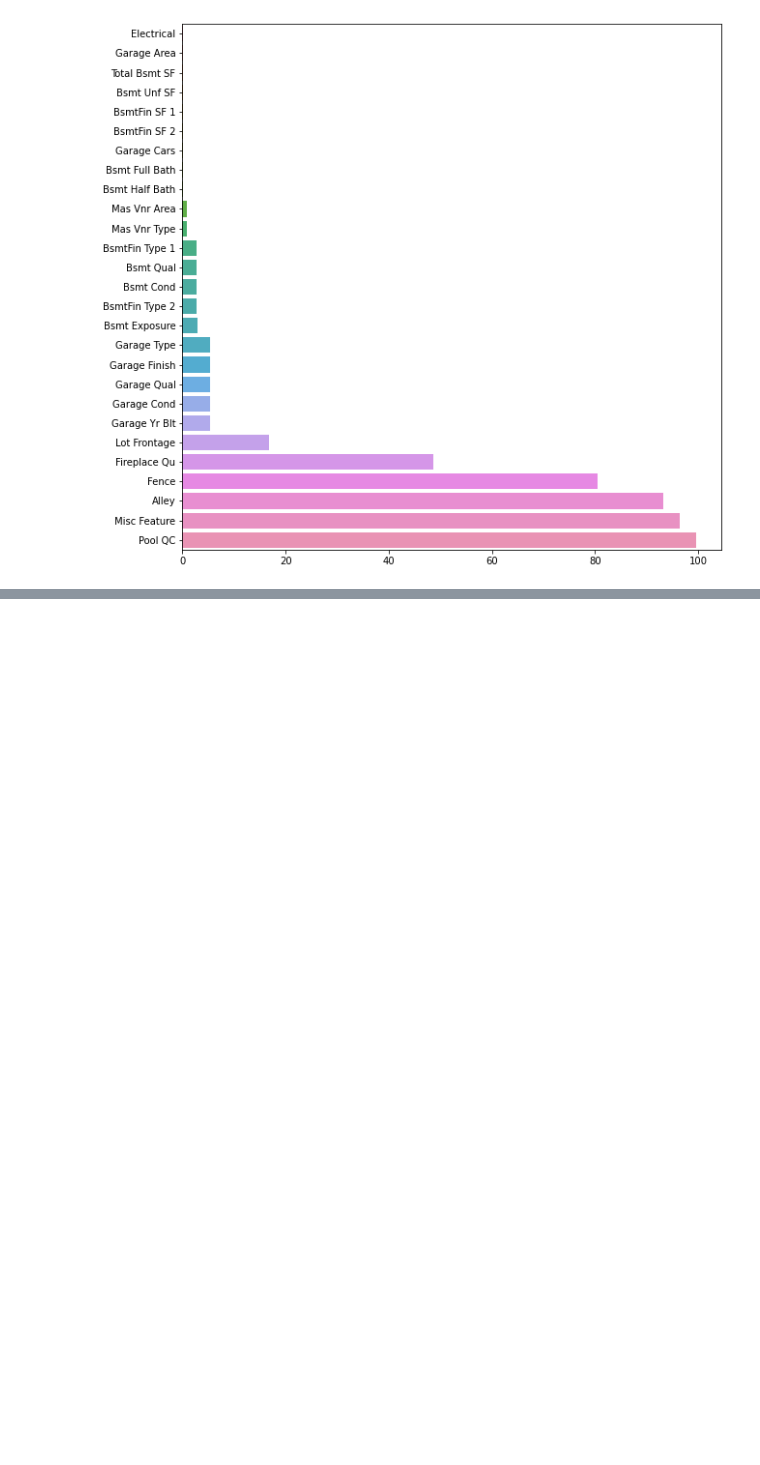
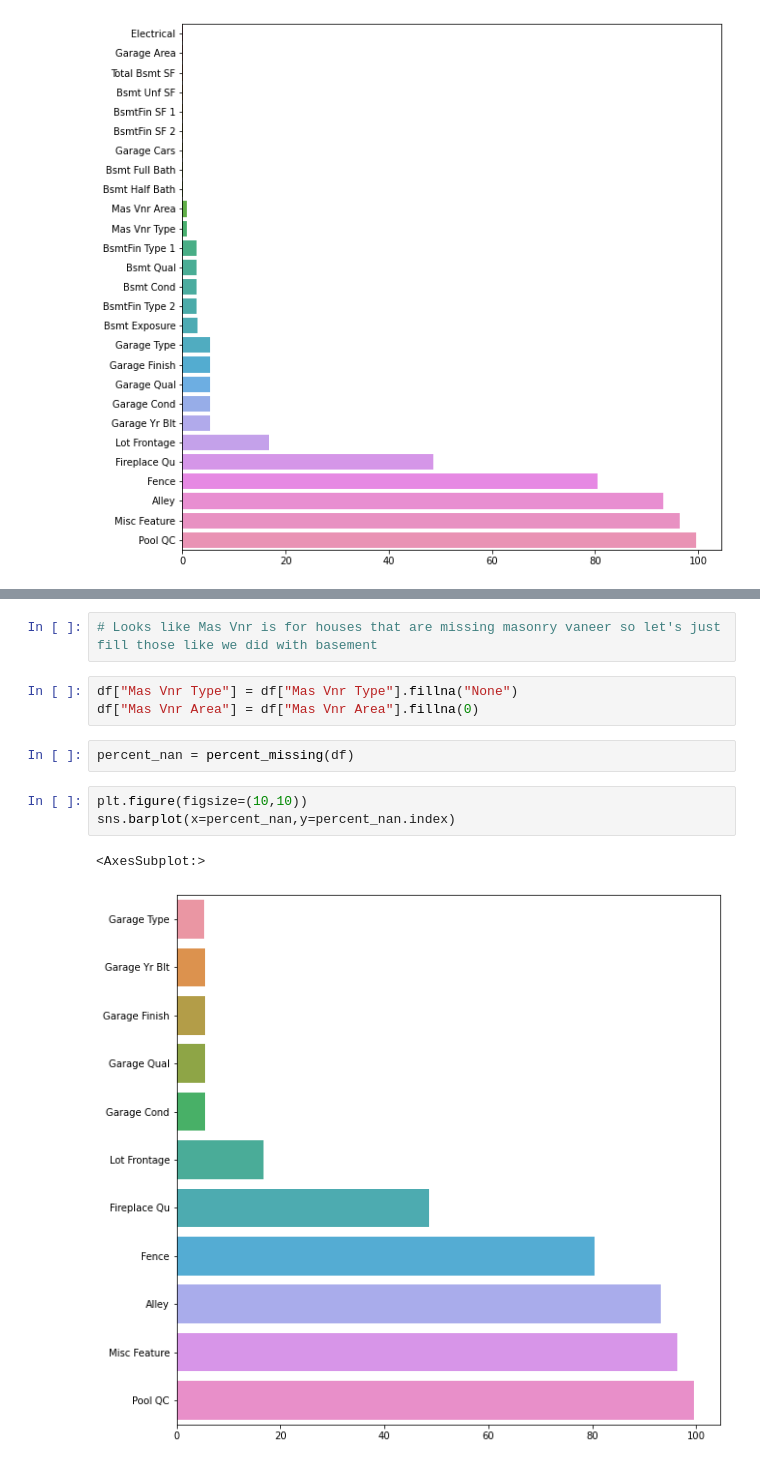
Before and after one commit to bgosha24/Linear-Regression-Project, a Jupyter notebook: Linear Regression Project.ipynb, the cells around one changed output, grey strips where cells are left out. Saved outputs shown, nothing was run; the diff lists cells and outputs as text; blank space fills up the shorter version.

```diff
--- a/Linear Regression Project.ipynb
+++ b/Linear Regression Project.ipynb
@@ -210,0 +288,13 @@ plt.xlim(0,1)
+# %%
+# Looks like Mas Vnr is for houses that are missing masonry vaneer so let's just fill those like we did with basement
+# %%
+df["Mas Vnr Type"] = df["Mas Vnr Type"].fillna("None")
+df["Mas Vnr Area"] = df["Mas Vnr Area"].fillna(0)
+# %%
+percent_nan = percent_missing(df)
+# %%
+plt.figure(figsize=(10,10))
+sns.barplot(x=percent_nan,y=percent_nan.index)
+# %% [output]
+<AxesSubplot:>
+[figure, added]
```
Also changed, not shown: parts of 38 cells of this notebook.
